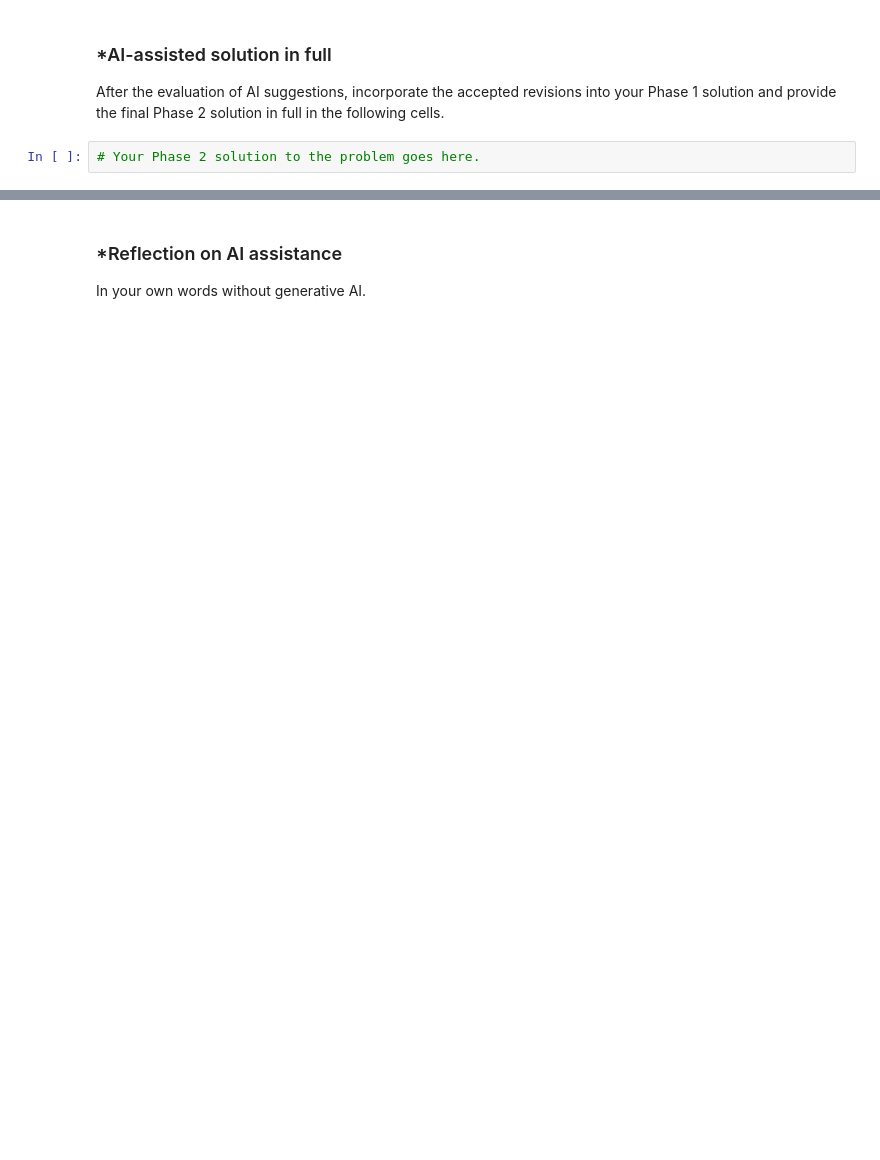
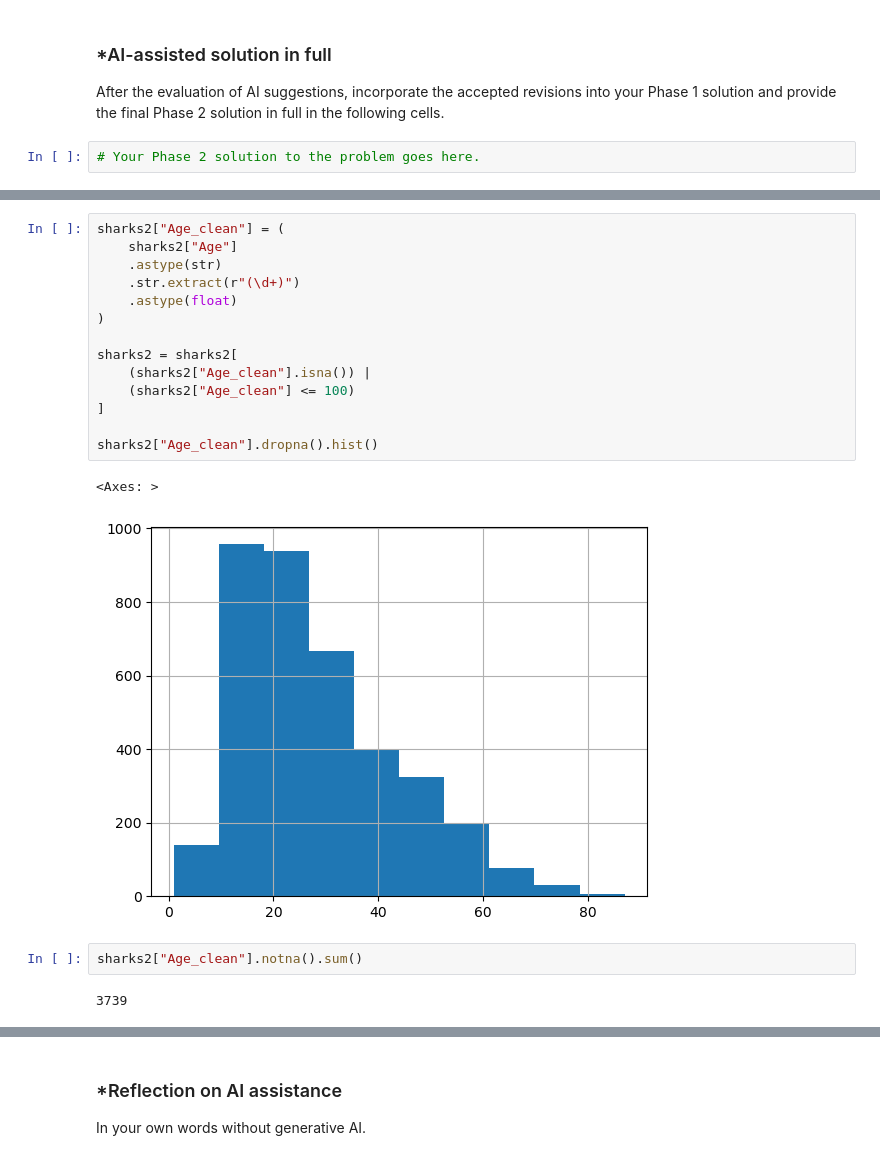
Before and after one commit to Armon-1/A01-data-wrangling, a Jupyter notebook: notebook.ipynb, the cells around one changed output, grey strips where cells are left out. Drawn from its saved outputs; the diff is of its cells as text; blank space fills up the shorter version.

```diff
--- a/notebook.ipynb
+++ b/notebook.ipynb
@@ -262,0 +327,21 @@ After the evaluation of AI suggestions, incorporate the accepted revisions into
+# %%
+sharks2["Age_clean"] = (
+    sharks2["Age"]
+    .astype(str)
+    .str.extract(r"(\d+)")
+    .astype(float)
+)
+
+sharks2 = sharks2[
+    (sharks2["Age_clean"].isna()) |
+    (sharks2["Age_clean"] <= 100)
+]
+
+sharks2["Age_clean"].dropna().hist()
+# %% [output]
+<Axes: >
+[figure, added]
+# %%
+sharks2["Age_clean"].notna().sum()
+# %% [output]
+3739
```
Also changed, not shown: parts of 14 cells of this notebook.
